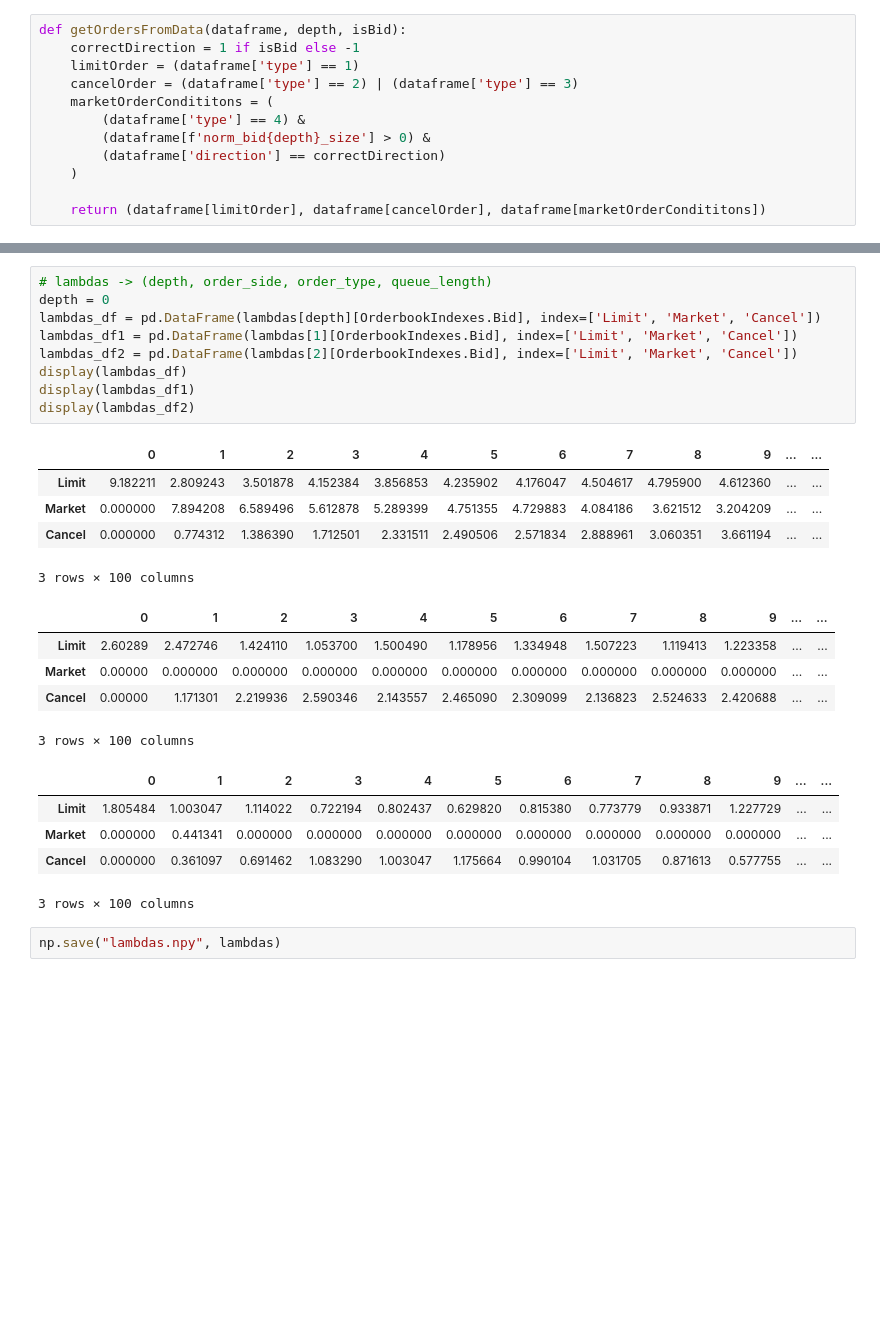
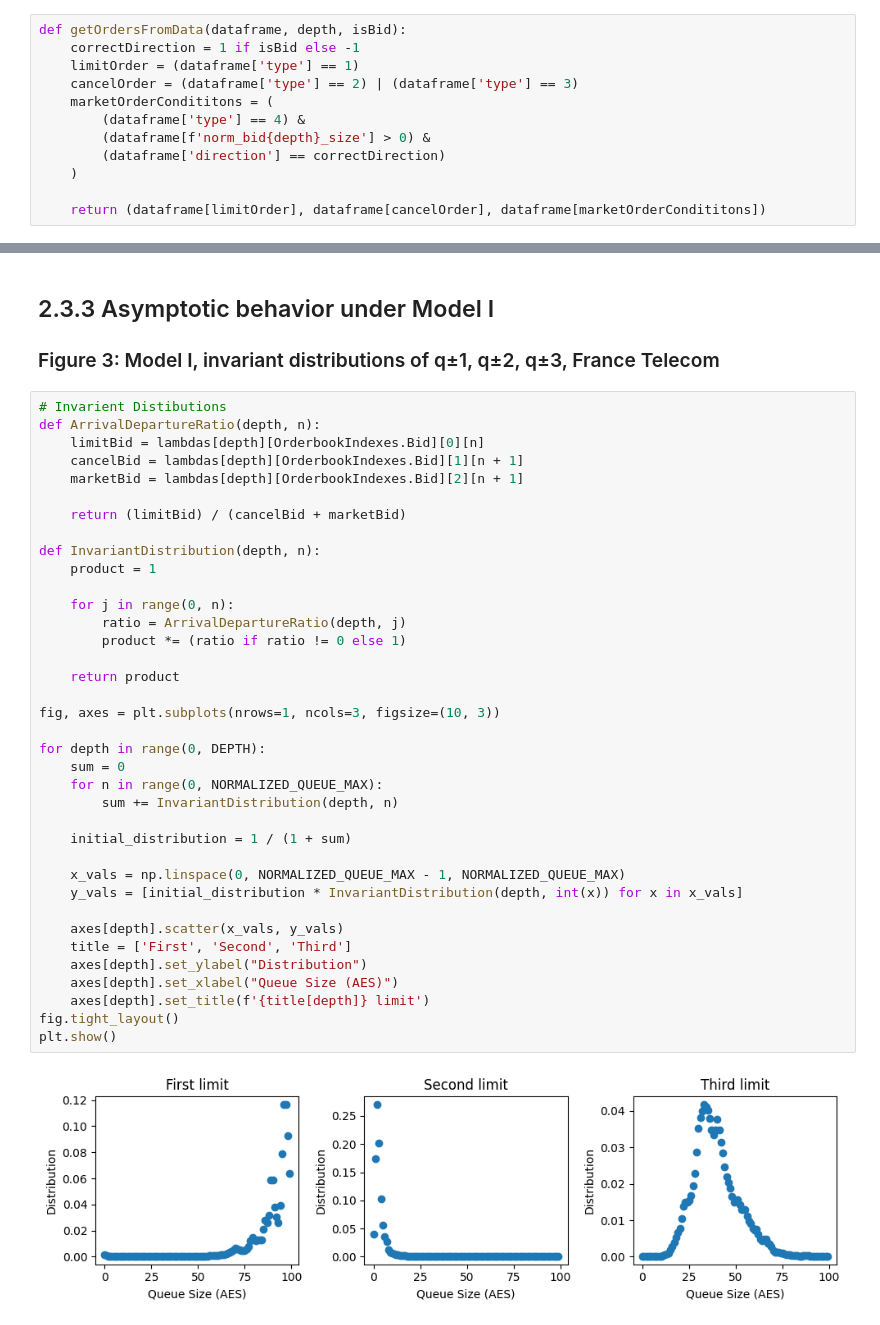
Before and after one commit to TrevorSemeraro/orderbook-simulator, a Jupyter notebook: queue-reactive.ipynb, the cells around one changed output, grey strips where cells are left out. Drawn from its saved outputs; the diff is of its cells as text; blank space fills up the shorter version.

```diff
--- a/queue-reactive.ipynb
+++ b/queue-reactive.ipynb
@@ -323,27 +313,43 @@ plt.show()
-# %%
-# lambdas -> (depth, order_side, order_type, queue_length)
-depth = 0
-lambdas_df = pd.DataFrame(lambdas[depth][OrderbookIndexes.Bid], index=['Limit', 'Market', 'Cancel'])
-lambdas_df1 = pd.DataFrame(lambdas[1][OrderbookIndexes.Bid], index=['Limit', 'Market', 'Cancel'])
-lambdas_df2 = pd.DataFrame(lambdas[2][OrderbookIndexes.Bid], index=['Limit', 'Market', 'Cancel'])
-display(lambdas_df)
-display(lambdas_df1)
-display(lambdas_df2)
-# %% [output]
-|  | 0 | 1 | 2 | 3 | 4 | 5 | 6 | 7 | 8 | 9 | ... | ... |
-| Limit | 9.182211 | 2.809243 | 3.501878 | 4.152384 | 3.856853 | 4.235902 | 4.176047 | 4.504617 | 4.795900 | 4.612360 | ... | ... |
-| Market | 0.000000 | 7.894208 | 6.589496 | 5.612878 | 5.289399 | 4.751355 | 4.729883 | 4.084186 | 3.621512 | 3.204209 | ... | ... |
-| Cancel | 0.000000 | 0.774312 | 1.386390 | 1.712501 | 2.331511 | 2.490506 | 2.571834 | 2.888961 | 3.060351 | 3.661194 | ... | ... |
-3 rows × 100 columns
-|  | 0 | 1 | 2 | 3 | 4 | 5 | 6 | 7 | 8 | 9 | ... | ... |
-| Limit | 2.60289 | 2.472746 | 1.424110 | 1.053700 | 1.500490 | 1.178956 | 1.334948 | 1.507223 | 1.119413 | 1.223358 | ... | ... |
-| Market | 0.00000 | 0.000000 | 0.000000 | 0.000000 | 0.000000 | 0.000000 | 0.000000 | 0.000000 | 0.000000 | 0.000000 | ... | ... |
-| Cancel | 0.00000 | 1.171301 | 2.219936 | 2.590346 | 2.143557 | 2.465090 | 2.309099 | 2.136823 | 2.524633 | 2.420688 | ... | ... |
-3 rows × 100 columns
-|  | 0 | 1 | 2 | 3 | 4 | 5 | 6 | 7 | 8 | 9 | ... | ... |
-| Limit | 1.805484 | 1.003047 | 1.114022 | 0.722194 | 0.802437 | 0.629820 | 0.815380 | 0.773779 | 0.933871 | 1.227729 | ... | ... |
-| Market | 0.000000 | 0.441341 | 0.000000 | 0.000000 | 0.000000 | 0.000000 | 0.000000 | 0.000000 | 0.000000 | 0.000000 | ... | ... |
-| Cancel | 0.000000 | 0.361097 | 0.691462 | 1.083290 | 1.003047 | 1.175664 | 0.990104 | 1.031705 | 0.871613 | 0.577755 | ... | ... |
-3 rows × 100 columns
-# %%
-np.save("lambdas.npy", lambdas)
+# %% [markdown]
+## 2.3.3 Asymptotic behavior under Model I
+
+### Figure 3: Model I, invariant distributions of q±1, q±2, q±3, France Telecom
+# %%
+# Invarient Distibutions
+def ArrivalDepartureRatio(depth, n):
+    limitBid = lambdas[depth][OrderbookIndexes.Bid][0][n]
+    cancelBid = lambdas[depth][OrderbookIndexes.Bid][1][n + 1]
+    marketBid = lambdas[depth][OrderbookIndexes.Bid][2][n + 1]
+
+    return (limitBid) / (cancelBid + marketBid)
+
+def InvariantDistribution(depth, n):
+    product = 1
+
+    for j in range(0, n):
+        ratio = ArrivalDepartureRatio(depth, j)
+        product *= (ratio if ratio != 0 else 1)
+
+    return product
+
+fig, axes = plt.subplots(nrows=1, ncols=3, figsize=(10, 3))
+
+for depth in range(0, DEPTH):
+    sum = 0
+    for n in range(0, NORMALIZED_QUEUE_MAX):
+        sum += InvariantDistribution(depth, n)
+
+    initial_distribution = 1 / (1 + sum)
+
+    x_vals = np.linspace(0, NORMALIZED_QUEUE_MAX - 1, NORMALIZED_QUEUE_MAX)
+    y_vals = [initial_distribution * InvariantDistribution(depth, int(x)) for x in x_vals]
+
+    axes[depth].scatter(x_vals, y_vals)
+    title = ['First', 'Second', 'Third']
+    axes[depth].set_ylabel("Distribution")
+    axes[depth].set_xlabel("Queue Size (AES)")
+    axes[depth].set_title(f'{title[depth]} limit')
+fig.tight_layout()
+plt.show()
+# %% [output]
+[figure, added]
```
Also changed, not shown: parts of 20 cells of this notebook, 3 other files.
